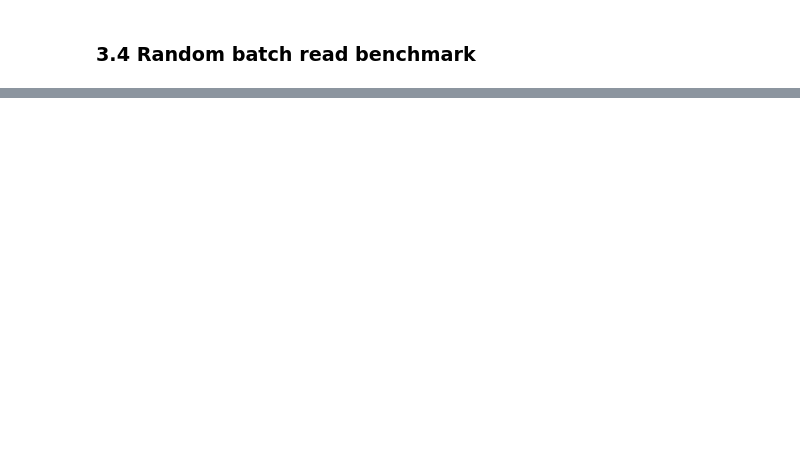
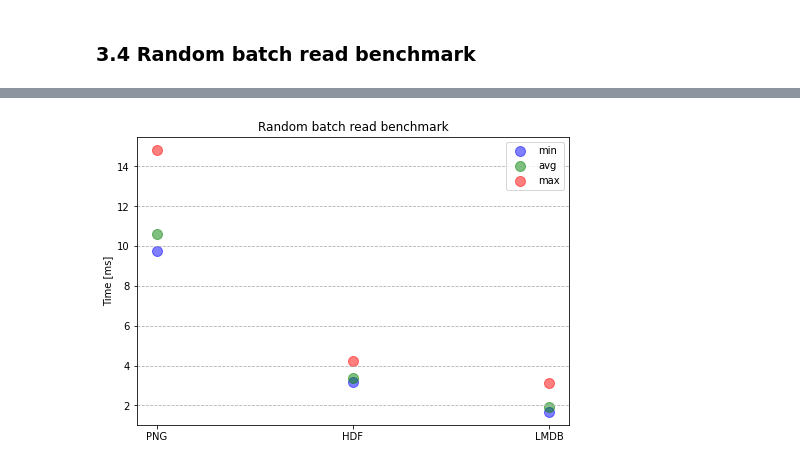
Before and after one commit to nyikovicsmate/thesis, a Jupyter notebook: utils/input_pipeline_benchmark.ipynb, the cells around one changed output, grey strips where cells are left out. Cells and saved outputs as stored; diff of their text form; code cells hidden in the pictures; blank space fills up the shorter version.

```diff
--- a/utils/input_pipeline_benchmark.ipynb
+++ b/utils/input_pipeline_benchmark.ipynb
@@ -434,0 +395,4 @@ Random read results [ms]: {'png': 12.545347213745117, 'hdf5': 3.5293102264404297
+# %%
+plot_results(results, "Random batch read benchmark")
+# %% [output]
+[figure, added]
```
Also changed, not shown: parts of 22 cells of this notebook.
